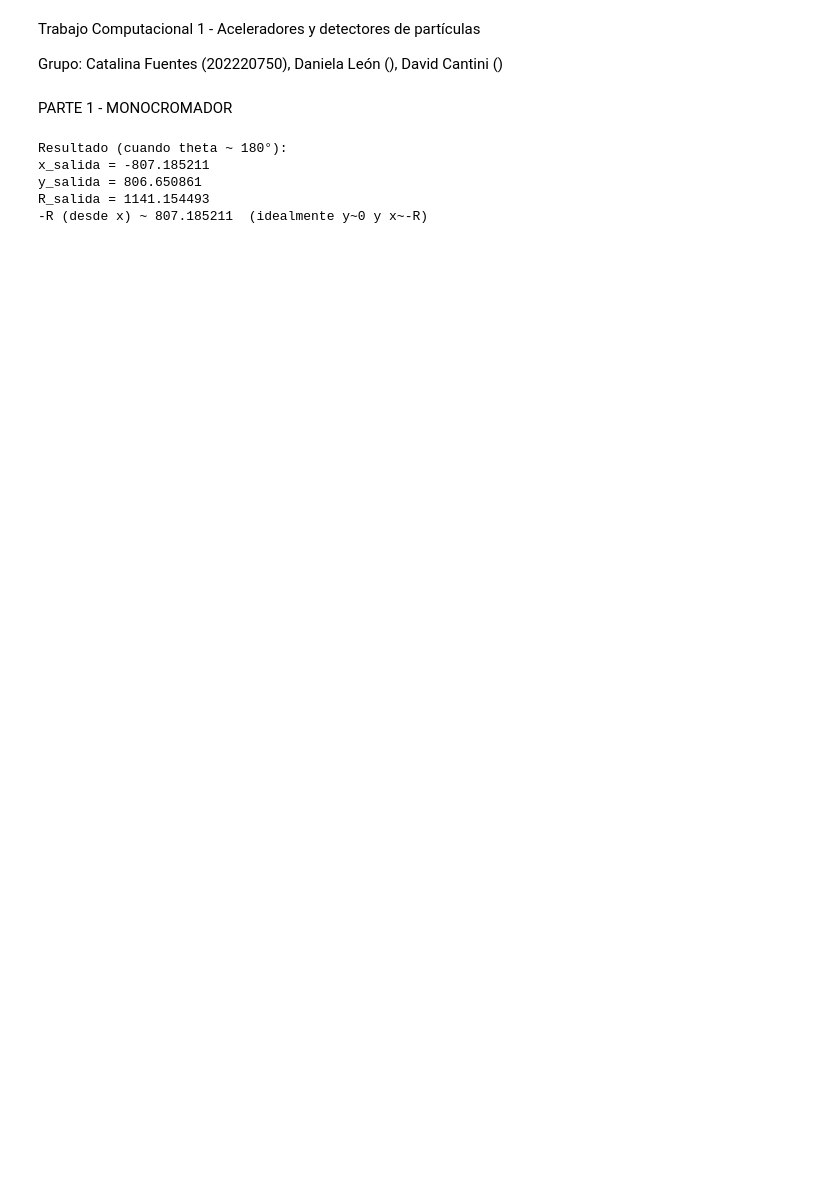
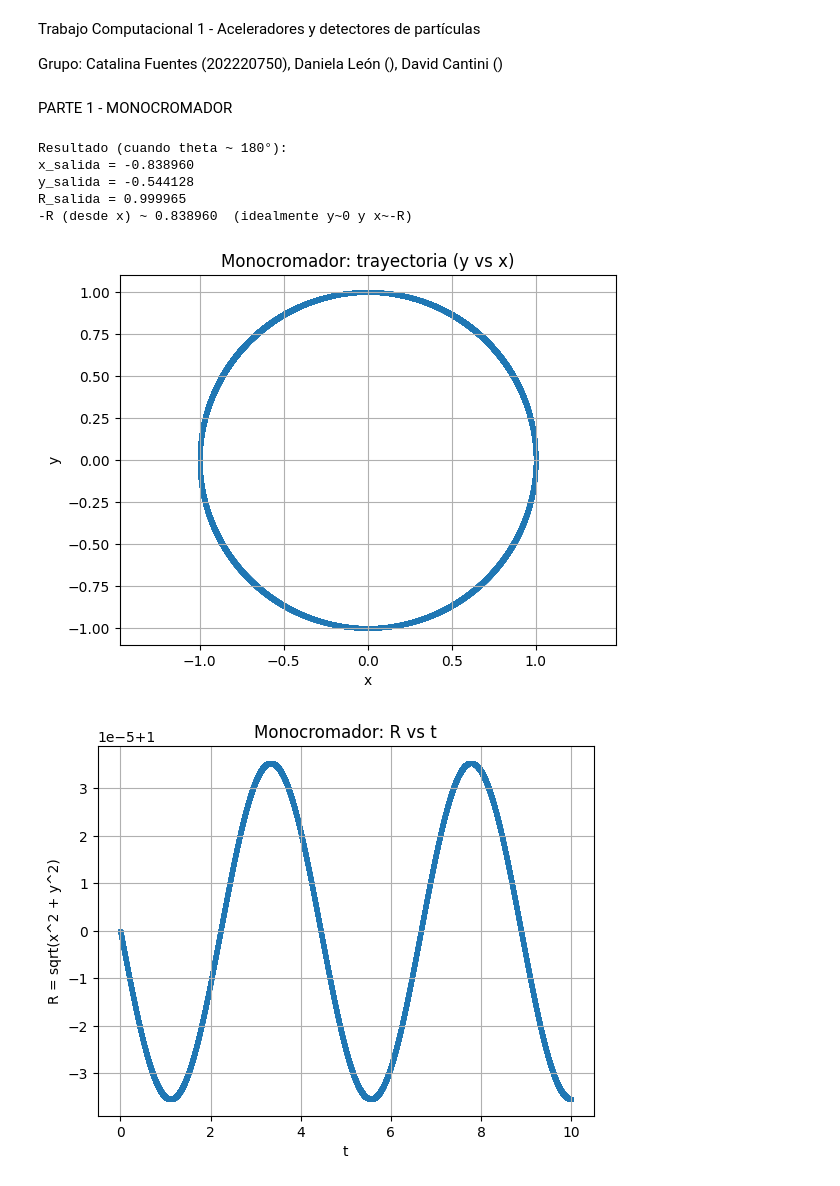
Before and after one commit to catfuentesr/Aceleradores_Trabajo_Computacional, a Jupyter notebook: Trabajo1/Trabajo1_Parte1.ipynb, the cells around one changed output. Drawn from its saved outputs; the diff is of its cells as text; code cells hidden in the pictures; blank space fills up the shorter version.

```diff
--- a/Trabajo1/Trabajo1_Parte1.ipynb
+++ b/Trabajo1/Trabajo1_Parte1.ipynb
@@ -16,7 +16,7 @@ B = 1.0          # campo magnético (magnitud uniforme)
 dt = 1e-4        # paso de tiempo
 t_max = 10.0     # tiempo máximo de simulación
 
-# Condiciones iniciales ( arranca en (R0,0) y entra hacia +y)
+# Condiciones iniciales (arranca en (R0,0) y entra hacia +y)
 R0 = 1.0
 x = R0
 y = 0.0
@@ -26,71 +26,75 @@ vy = 1.0
 # Listas para guardar datos
 xs, ys, ts, Rs = [], [], [], []
 
-# Para detener cuando el ángulo llegue a 180 (pi)
-theta_prev = np.arctan2(y, x)
-theta_unwrapped = theta_prev
+t = 0.0
+theta = np.arctan2(y, x)
 
-t = 0.0
-while t <= t_max and theta_unwrapped < np.pi:
+while t <= t_max and theta < np.pi:
     R = np.sqrt(x**2 + y**2)
     v = np.sqrt(vx**2 + vy**2)
 
-    # Fuerza magnética:
-    # Fx = - q v B * (y/R)
-    # Fy = - q v B * (x/R)
-    # (si R=0, evitar división por cero)
+    # Fuerza magnética (como está en la guía, centrípeta hacia el origen)
+    # Fx = - q v B * (x/R)
+    # Fy = - q v B * (y/R)
     if R == 0:
         break
 
-    Fx = -q * v * B * (y / R)
-    Fy = -q * v * B * (x / R)
+    Fx = -q * v * B * (x / R)
+    Fy = -q * v * B * (y / R)
 
     ax = Fx / M
     ay = Fy / M
 
-    # Euler-Feynman (Euler-Cromer): primero velocidad, luego posición
+    # Euler-Feynman (Euler-Cromer)
     vx = vx + ax * dt
     vy = vy + ay * dt
     x = x + vx * dt
     y = y + vy * dt
 
     t = t + dt
 
-    # Guardar
     xs.append(x)
     ys.append(y)
     ts.append(t)
     Rs.append(np.sqrt(x**2 + y**2))
 
-    # Ángulo theta = arctan(y/x)
-    theta_now = np.arctan2(y, x)
-
-    # Desenvolver el ángulo para que crezca continuo hacia pi
-    dtheta = theta_now - theta_prev
-    if dtheta < -np.pi:
-        dtheta += 2*np.pi
-    elif dtheta > np.pi:
-        dtheta -= 2*np.pi
-
-    theta_unwrapped += dtheta
-    theta_prev = theta_now
+    theta = np.arctan2(y, x)
 
 # Resultado al llegar a 180
 x_exit = xs[-1] if xs else x
 y_exit = ys[-1] if ys else y
 R_exit = np.sqrt(x_exit**2 + y_exit**2)
 
 print("Resultado (cuando theta ~ 180°):")
 print(f"x_salida = {x_exit:.6f}")
 print(f"y_salida = {y_exit:.6f}")
 print(f"R_salida = {R_exit:.6f}")
 print(f"-R (desde x) ~ {-x_exit:.6f}  (idealmente y~0 y x~-R)")
+
+plt.figure()
+plt.scatter(xs, ys, s=6)
+plt.xlabel("x")
+plt.ylabel("y")
+plt.title("Monocromador: trayectoria (y vs x)")
+plt.axis("equal")
+plt.grid(True)
+plt.show()
+
+plt.figure()
+plt.scatter(ts, Rs, s=6)
+plt.xlabel("t")
+plt.ylabel("R = sqrt(x^2 + y^2)")
+plt.title("Monocromador: R vs t")
+plt.grid(True)
+plt.show()
 # %% [output]
 Resultado (cuando theta ~ 180°):
-x_salida = -807.185211
-y_salida = 806.650861
-R_salida = 1141.154493
--R (desde x) ~ 807.185211  (idealmente y~0 y x~-R)
+x_salida = -0.838960
+y_salida = -0.544128
+R_salida = 0.999965
+-R (desde x) ~ 0.838960  (idealmente y~0 y x~-R)
+[figure, added]
+[figure, added]
 # %%
 # PLOTS
 
```
Also changed, not shown: parts of 1 cell of this notebook.
